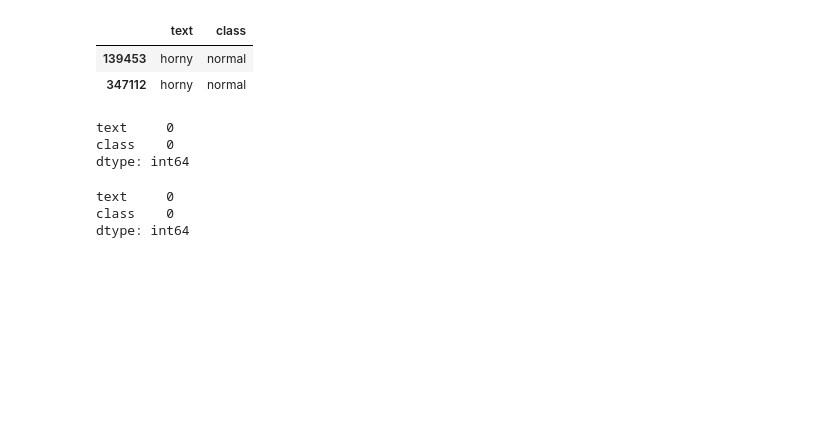
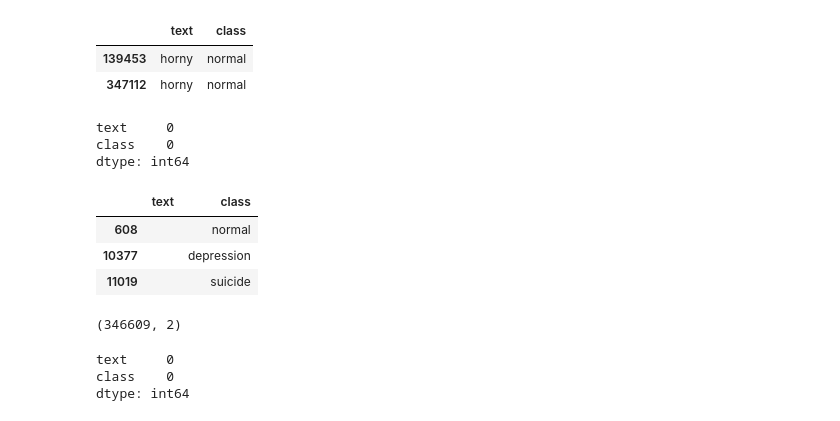
Before and after one commit to JiaYong02/Suicidal-Detection-NLP, a Jupyter notebook: preprocessingFinal.ipynb, the cells around one changed output. Drawn from its saved outputs; the diff is of its cells as text; code cells hidden in the pictures; blank space fills up the shorter version.

```diff
--- a/preprocessingFinal.ipynb
+++ b/preprocessingFinal.ipynb
@@ -362,6 +362,20 @@ df.isnull().sum()
 text     0
 class    0
 dtype: int64
+# %%
+#check empty string
+df[df['text'] == '']
+# %% [output]
+|  | text | class |
+| 608 |  | normal |
+| 10377 |  | depression |
+| 11019 |  | suicide |
+# %%
+#filter empty string
+df = df[df['text'] != '']
+df.shape
+# %% [output]
+(346609, 2)
 # %%
 # save cleaned csv (WITHOUT TOKENIZE)
 df.to_csv("cleaned_SuicideAndDepression_detection_without_Token.csv", index=False)
```
Also changed, not shown: parts of 4 cells of this notebook.
